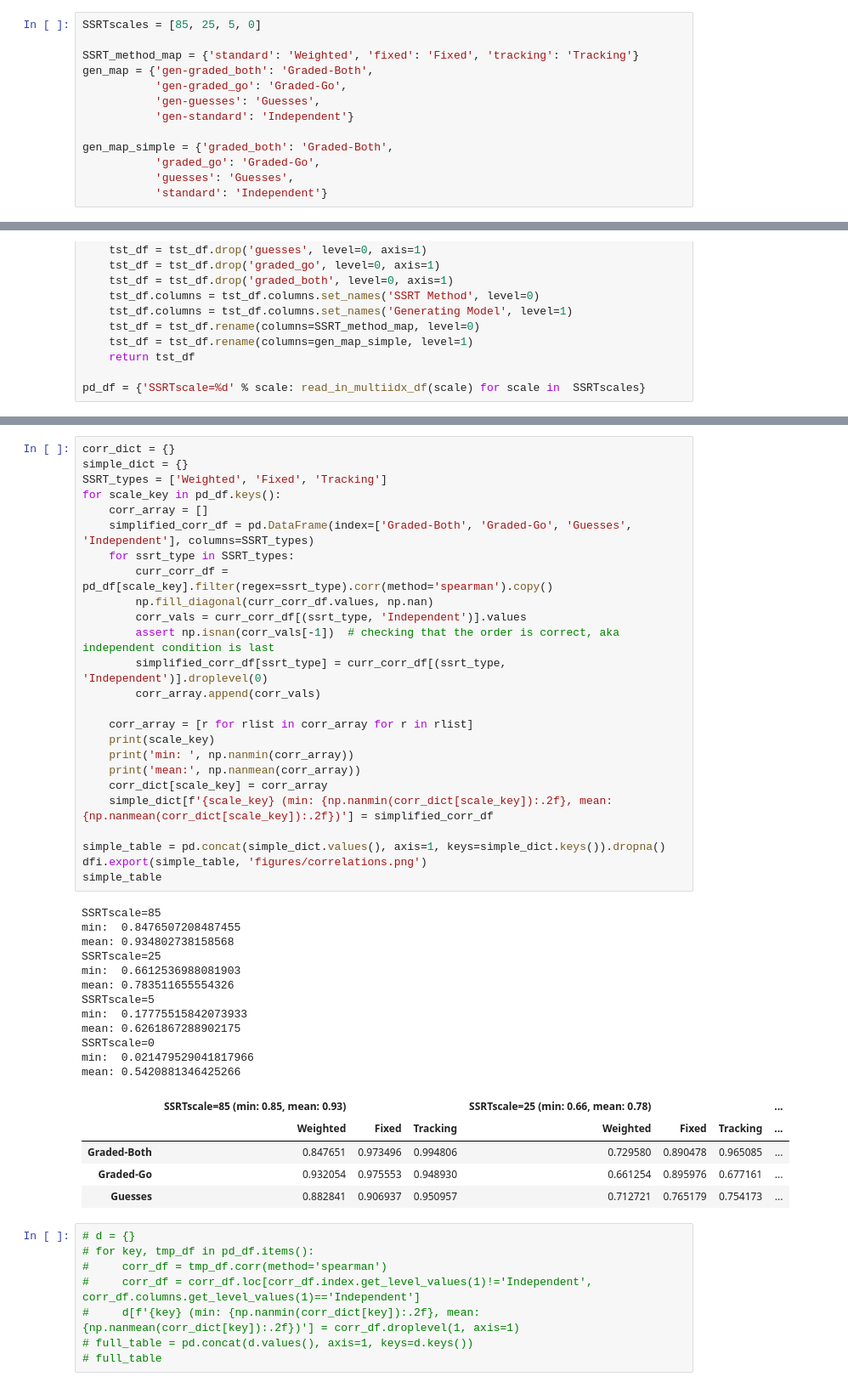
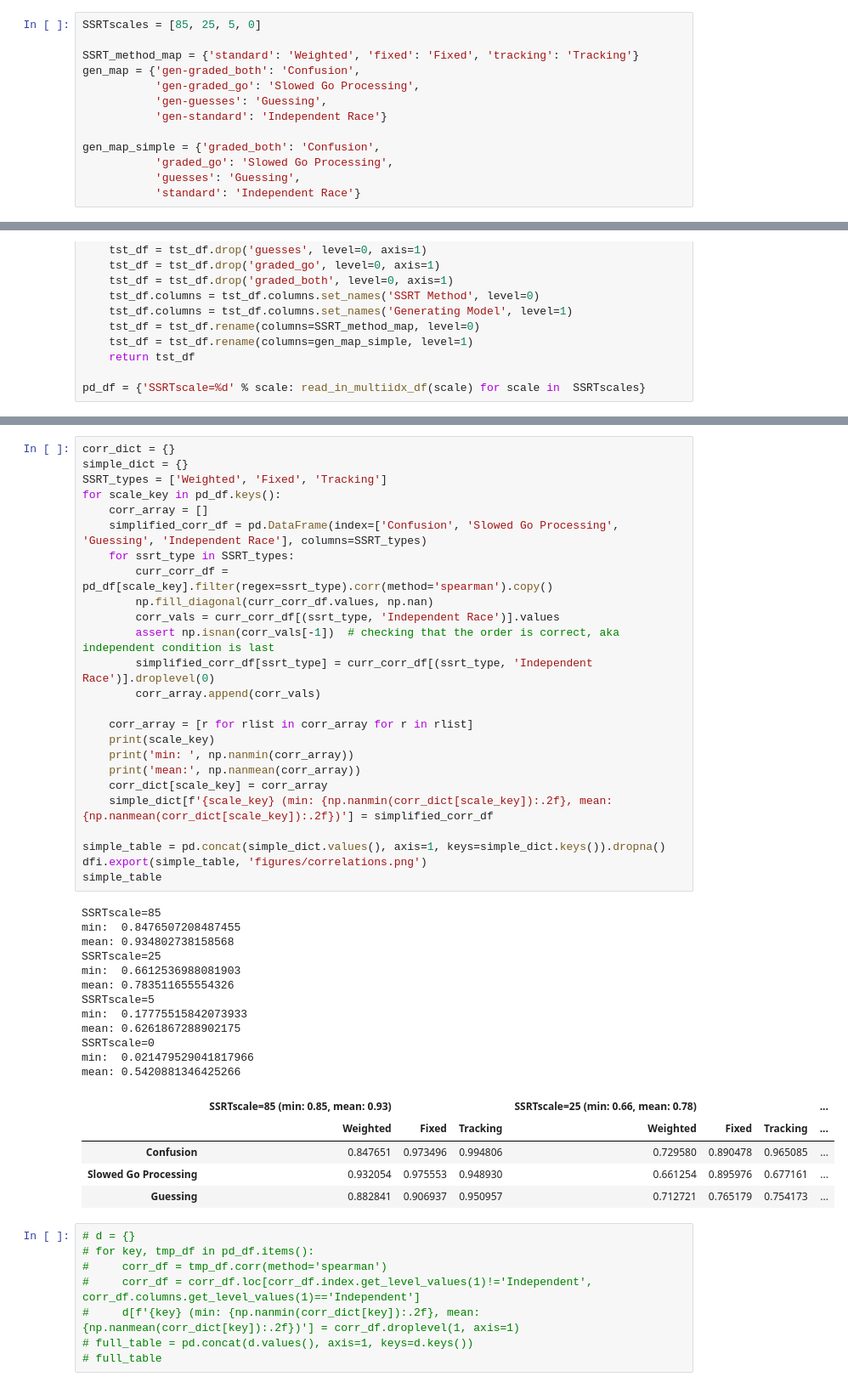
Before and after one commit to henrymj/ABCD_simulations, a Jupyter notebook: 2results_across_SSRTscales.ipynb, the cells around one changed output, grey strips where cells are left out. Shown: that part at 85% size. Saved outputs shown, nothing was run; the diff lists cells and outputs as text.

```diff
--- a/2results_across_SSRTscales.ipynb
+++ b/2results_across_SSRTscales.ipynb
@@ -16,15 +16,15 @@ import dataframe_image as dfi
 SSRTscales = [85, 25, 5, 0]
 
 SSRT_method_map = {'standard': 'Weighted', 'fixed': 'Fixed', 'tracking': 'Tracking'}
-gen_map = {'gen-graded_both': 'Graded-Both',
-           'gen-graded_go': 'Graded-Go',
-           'gen-guesses': 'Guesses',
-           'gen-standard': 'Independent'}
+gen_map = {'gen-graded_both': 'Confusion',
+           'gen-graded_go': 'Slowed Go Processing',
+           'gen-guesses': 'Guessing',
+           'gen-standard': 'Independent Race'}
 
-gen_map_simple = {'graded_both': 'Graded-Both',
-           'graded_go': 'Graded-Go',
-           'guesses': 'Guesses',
-           'standard': 'Independent'}
+gen_map_simple = {'graded_both': 'Confusion',
+           'graded_go': 'Slowed Go Processing',
+           'guesses': 'Guessing',
+           'standard': 'Independent Race'}
 # %% [markdown]
 # looking at correlations across generating models x SSRT methods, SSRT scales
 # %%
@@ -121,43 +121,43 @@ simple_dict = {}
 SSRT_types = ['Weighted', 'Fixed', 'Tracking']
 for scale_key in pd_df.keys():
     corr_array = []
-    simplified_corr_df = pd.DataFrame(index=['Graded-Both', 'Graded-Go', 'Guesses', 'Independent'], columns=SSRT_types)
+    simplified_corr_df = pd.DataFrame(index=['Confusion', 'Slowed Go Processing', 'Guessing', 'Independent Race'], columns=SSRT_types)
     for ssrt_type in SSRT_types:
         curr_corr_df = pd_df[scale_key].filter(regex=ssrt_type).corr(method='spearman').copy()
         np.fill_diagonal(curr_corr_df.values, np.nan)
-        corr_vals = curr_corr_df[(ssrt_type, 'Independent')].values
+        corr_vals = curr_corr_df[(ssrt_type, 'Independent Race')].values
         assert np.isnan(corr_vals[-1])  # checking that the order is correct, aka independent condition is last
-        simplified_corr_df[ssrt_type] = curr_corr_df[(ssrt_type, 'Independent')].droplevel(0)
+        simplified_corr_df[ssrt_type] = curr_corr_df[(ssrt_type, 'Independent Race')].droplevel(0)
         corr_array.append(corr_vals)
 
     corr_array = [r for rlist in corr_array for r in rlist]
     print(scale_key)
     print('min: ', np.nanmin(corr_array))
     print('mean:', np.nanmean(corr_array))
     corr_dict[scale_key] = corr_array
     simple_dict[f'{scale_key} (min: {np.nanmin(corr_dict[scale_key]):.2f}, mean: {np.nanmean(corr_dict[scale_key]):.2f})'] = simplified_corr_df
 
 simple_table = pd.concat(simple_dict.values(), axis=1, keys=simple_dict.keys()).dropna()
 dfi.export(simple_table, 'figures/correlations.png')
 simple_table
 # %% [output]
 SSRTscale=85
 min:  0.8476507208487455
 mean: 0.934802738158568
 SSRTscale=25
 min:  0.6612536988081903
 mean: 0.783511655554326
 SSRTscale=5
 min:  0.17775515842073933
 mean: 0.6261867288902175
 SSRTscale=0
 min:  0.021479529041817966
 mean: 0.5420881346425266
 |  | SSRTscale=85 (min: 0.85, mean: 0.93) |  |  | SSRTscale=25 (min: 0.66, mean: 0.78) |  |  | ... |
 |  | Weighted | Fixed | Tracking | Weighted | Fixed | Tracking | ... |
-| Graded-Both | 0.847651 | 0.973496 | 0.994806 | 0.729580 | 0.890478 | 0.965085 | ... |
-| Graded-Go | 0.932054 | 0.975553 | 0.948930 | 0.661254 | 0.895976 | 0.677161 | ... |
-| Guesses | 0.882841 | 0.906937 | 0.950957 | 0.712721 | 0.765179 | 0.754173 | ... |
+| Confusion | 0.847651 | 0.973496 | 0.994806 | 0.729580 | 0.890478 | 0.965085 | ... |
+| Slowed Go Processing | 0.932054 | 0.975553 | 0.948930 | 0.661254 | 0.895976 | 0.677161 | ... |
+| Guessing | 0.882841 | 0.906937 | 0.950957 | 0.712721 | 0.765179 | 0.754173 | ... |
 # %%
 # d = {}
 # for key, tmp_df in pd_df.items():
```
Also changed, not shown: parts of 6 cells of this notebook, 2 other files.
